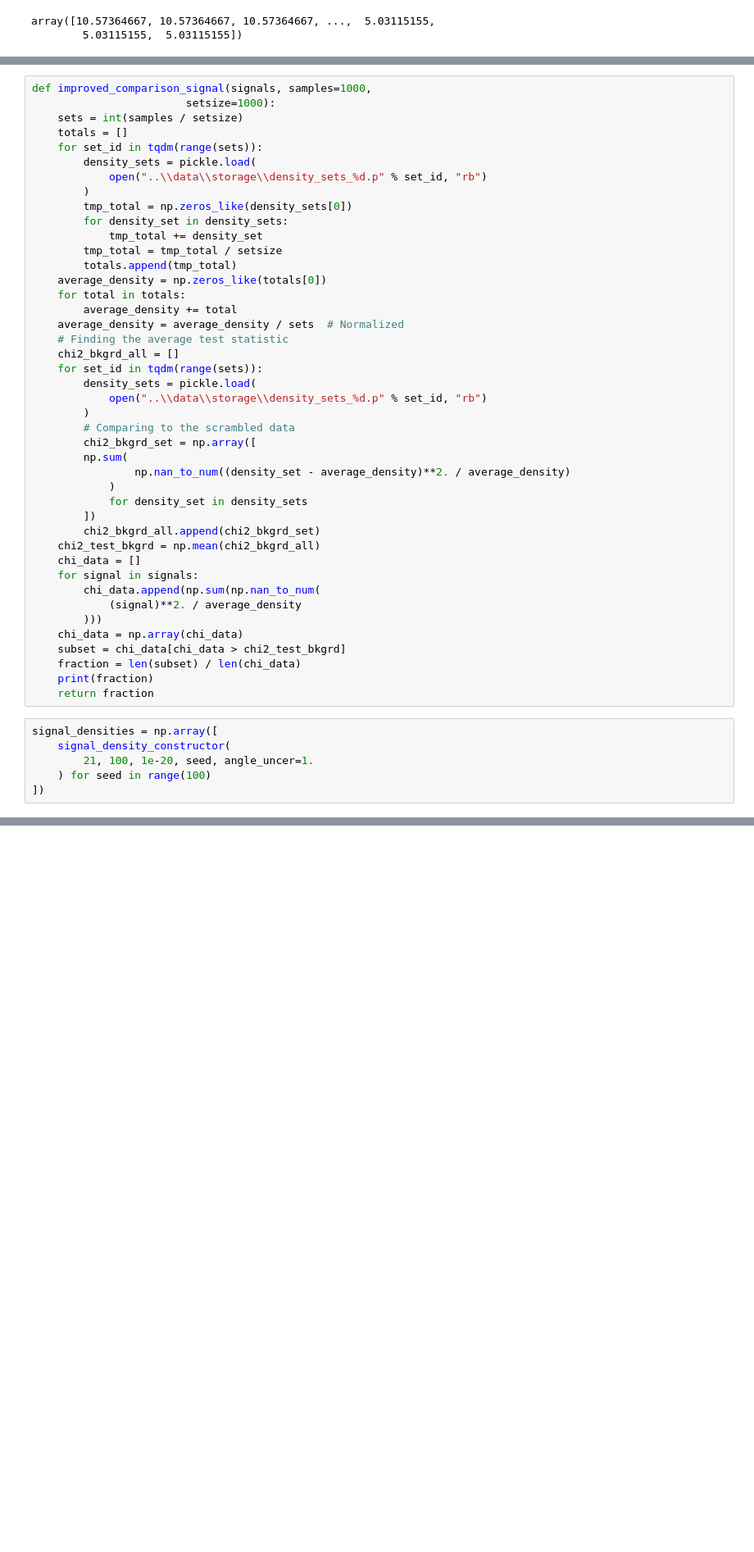
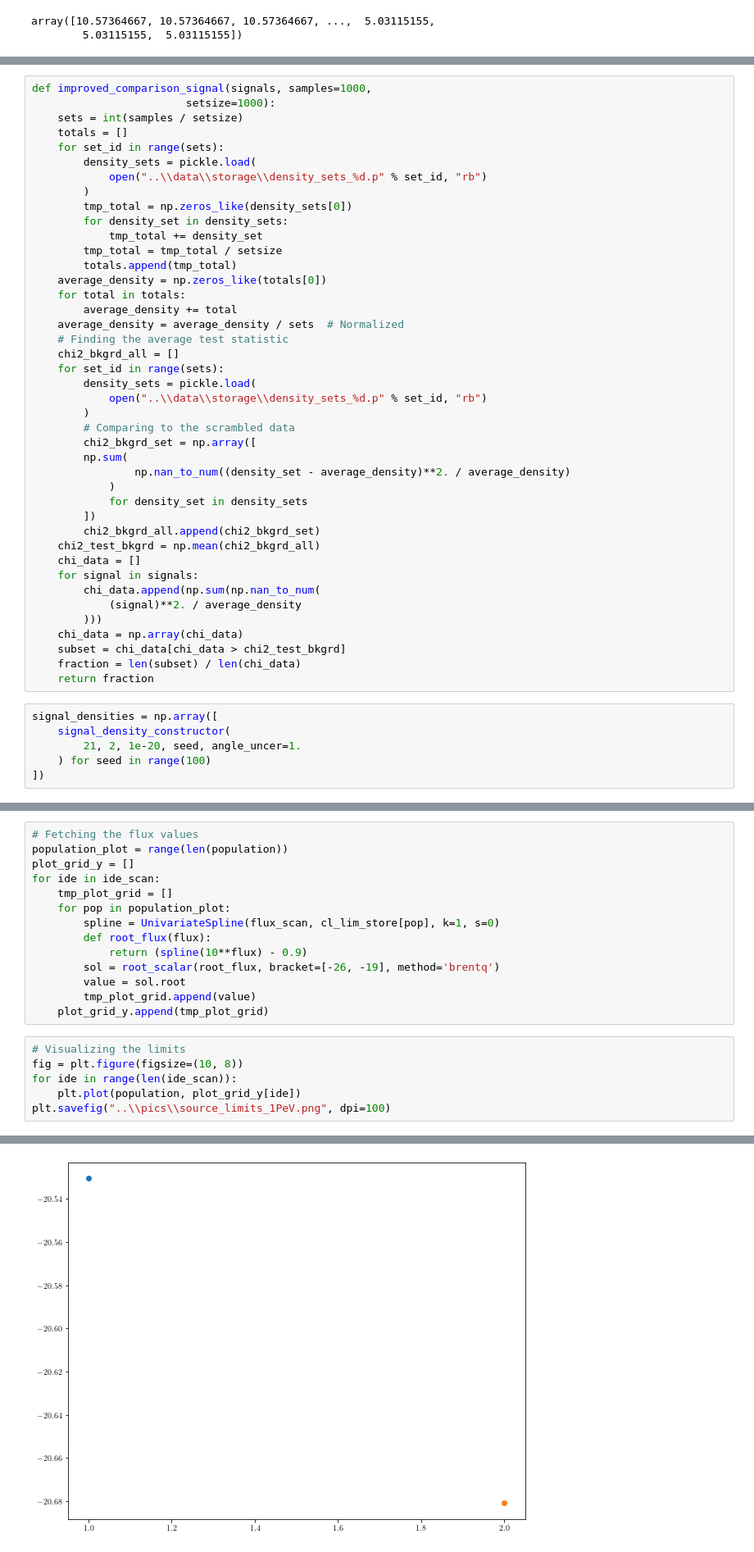
Before and after one commit to MeighenBergerS/dmpoint, a Jupyter notebook: notebooks/sky_hotspots_density_signal_test.ipynb, the cells around one changed output, grey strips where cells are left out. Shown: that part at 82% size. Drawn from its saved outputs; the diff is of its cells as text; blank space fills up the shorter version.

Commit message:
Limit Calc working

```diff
--- a/notebooks/sky_hotspots_density_signal_test.ipynb
+++ b/notebooks/sky_hotspots_density_signal_test.ipynb
@@ -409,7 +410,7 @@ def improved_comparison_signal(signals, samples=1000,
                         setsize=1000):
     sets = int(samples / setsize)
     totals = []
-    for set_id in tqdm(range(sets)):
+    for set_id in range(sets):
         density_sets = pickle.load(
             open("..\\data\\storage\\density_sets_%d.p" % set_id, "rb")
         )
@@ -424,7 +425,7 @@ def improved_comparison_signal(signals, samples=1000,
     average_density = average_density / sets  # Normalized
     # Finding the average test statistic
     chi2_bkgrd_all = []
-    for set_id in tqdm(range(sets)):
+    for set_id in range(sets):
         density_sets = pickle.load(
             open("..\\data\\storage\\density_sets_%d.p" % set_id, "rb")
         )
@@ -445,12 +446,11 @@ def improved_comparison_signal(signals, samples=1000,
     chi_data = np.array(chi_data)
     subset = chi_data[chi_data > chi2_test_bkgrd]
     fraction = len(subset) / len(chi_data)
-    print(fraction)
     return fraction
 # %%
 signal_densities = np.array([
     signal_density_constructor(
-        21, 100, 1e-20, seed, angle_uncer=1.
+        21, 2, 1e-20, seed, angle_uncer=1.
     ) for seed in range(100)
 ])
 # %%
@@ -486,0 +503,21 @@ for pop in range(101)[1:]:
+# %%
+# Fetching the flux values
+population_plot = range(len(population))
+plot_grid_y = []
+for ide in ide_scan:
+    tmp_plot_grid = []
+    for pop in population_plot:
+        spline = UnivariateSpline(flux_scan, cl_lim_store[pop], k=1, s=0)
+        def root_flux(flux):
+            return (spline(10**flux) - 0.9)
+        sol = root_scalar(root_flux, bracket=[-26, -19], method='brentq')
+        value = sol.root
+        tmp_plot_grid.append(value)
+    plot_grid_y.append(tmp_plot_grid)
+# %%
+# Visualizing the limits
+fig = plt.figure(figsize=(10, 8))
+for ide in range(len(ide_scan)):
+    plt.plot(population, plot_grid_y[ide])
+plt.savefig("..\\pics\\source_limits_1PeV.png", dpi=100)
+# %% [output]
@@ -486,0 +526 @@ for pop in range(101)[1:]:
+[figure, added]
```
Also changed, not shown: parts of 5 cells of this notebook, 1 other file.
